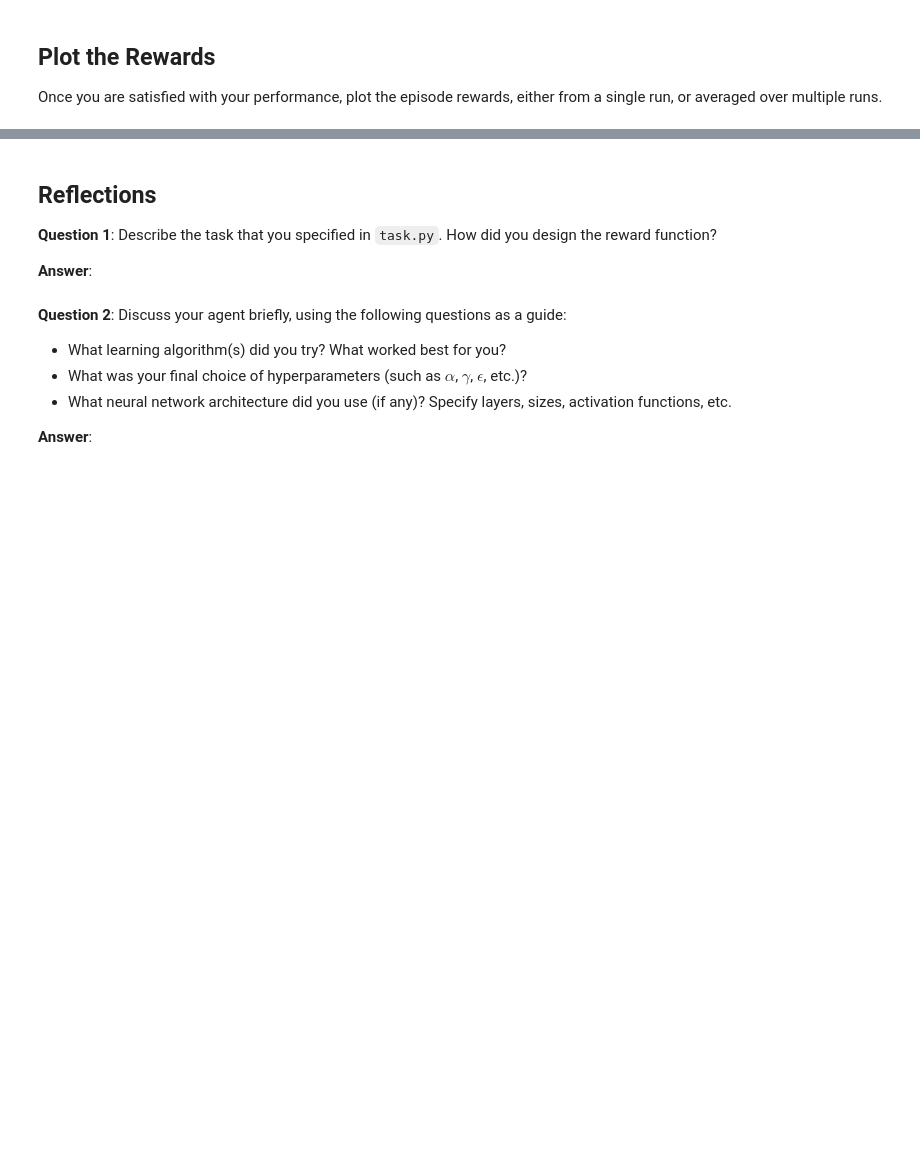
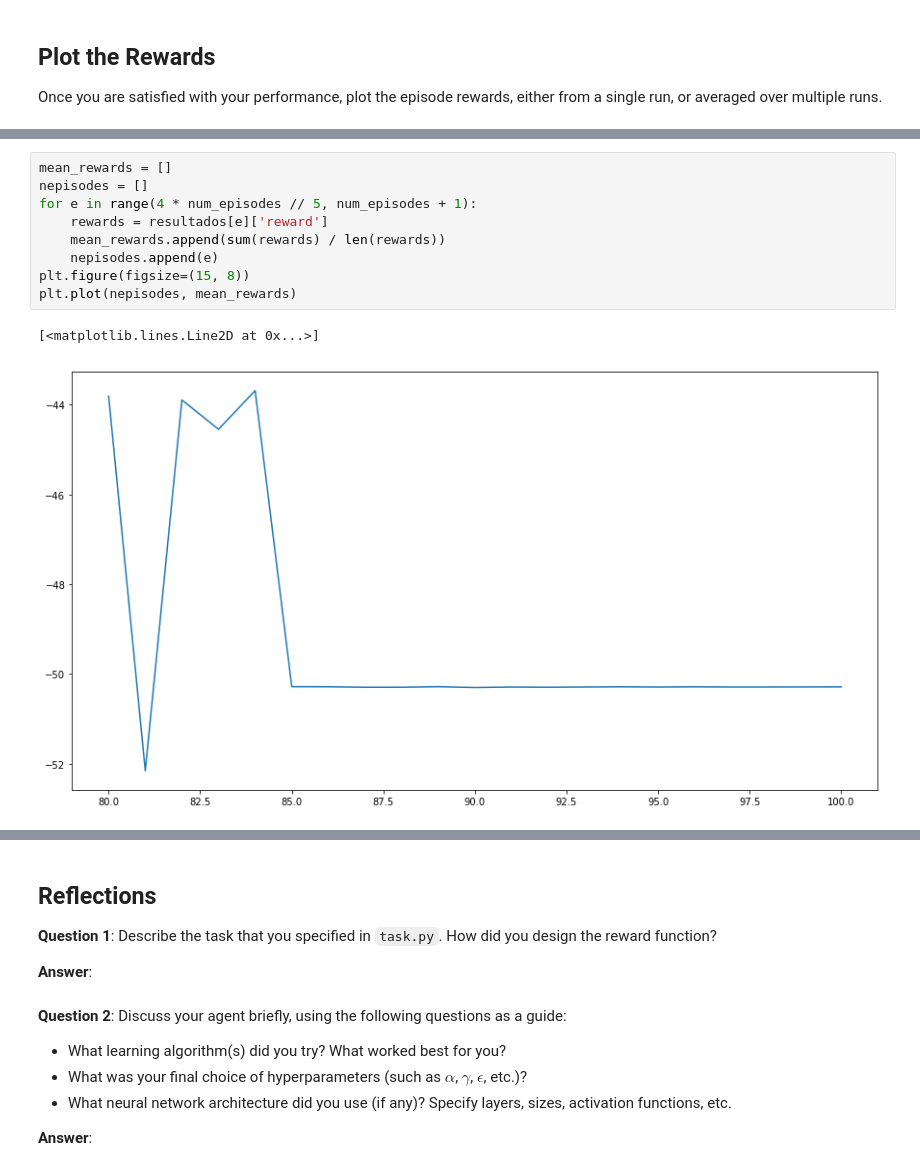
Before and after one commit to IvanBrasilico/RL-Quadcopter-2, a Jupyter notebook: Quadcopter_Project.ipynb, the cells around one changed output, grey strips where cells are left out. Saved outputs shown, nothing was run; the diff lists cells and outputs as text; blank space fills up the shorter version.

```diff
--- a/Quadcopter_Project.ipynb
+++ b/Quadcopter_Project.ipynb
@@ -319 +329,13 @@ plt.plot(all_rewards)
+# %%
+mean_rewards = []
+nepisodes = []
+for e in range(4 * num_episodes // 5, num_episodes + 1):
+    rewards = resultados[e]['reward']
+    mean_rewards.append(sum(rewards) / len(rewards))
+    nepisodes.append(e)
+plt.figure(figsize=(15, 8))
+plt.plot(nepisodes, mean_rewards)
+# %% [output]
+[<matplotlib.lines.Line2D at 0x...>]
+[figure, added]
 # %%
```
Also changed, not shown: parts of 41 cells of this notebook, 5 other files.
